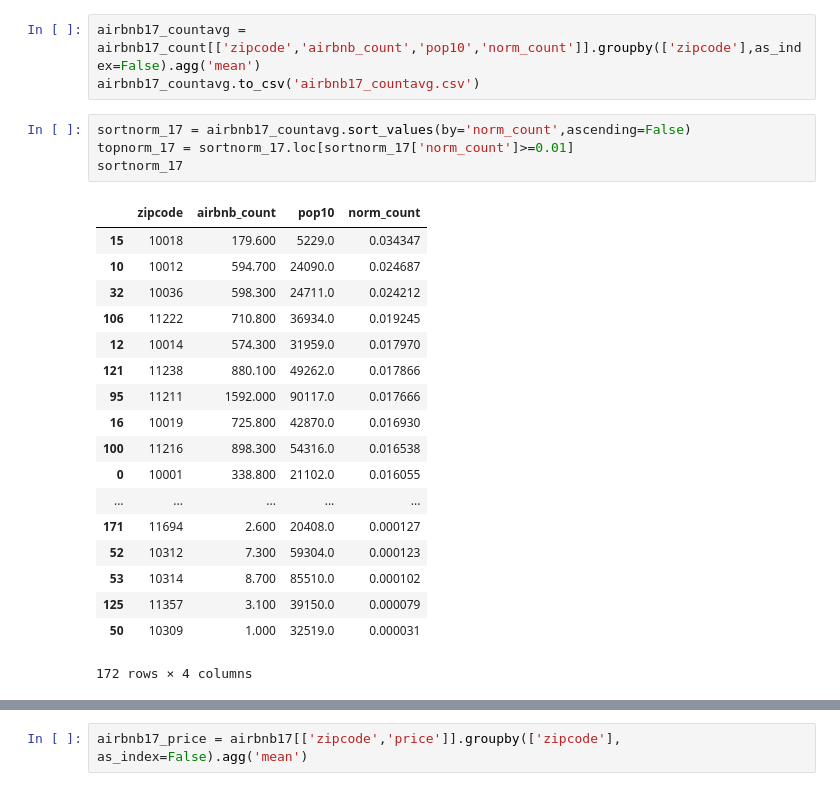
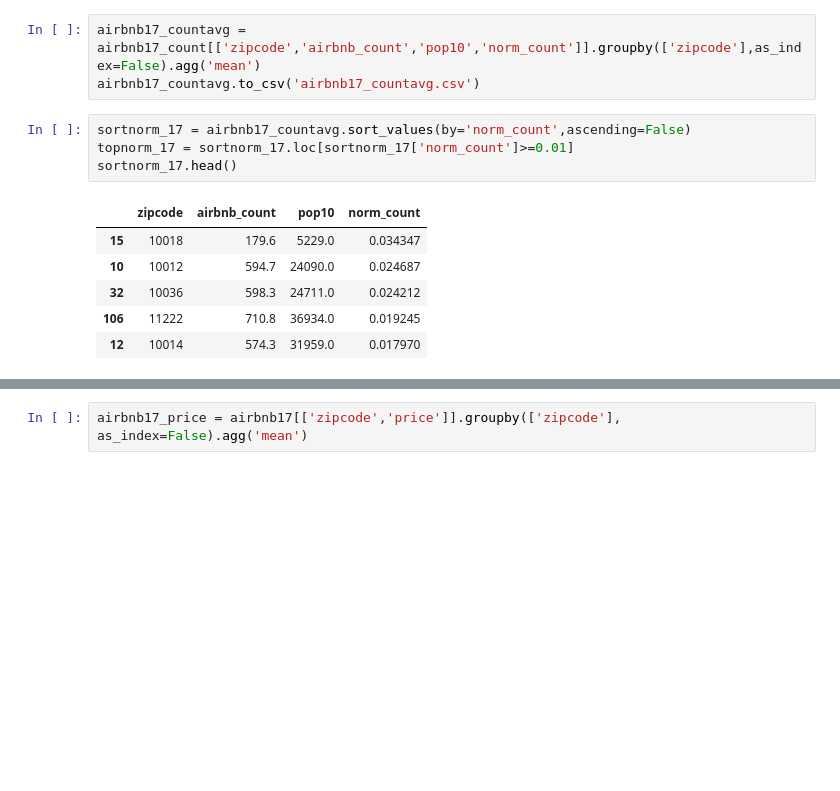
Before and after one commit to csignature/springboard-projects, a Jupyter notebook: Capstone_01/popular-airbnb-locations-data.ipynb, the cells around one changed output, grey strips where cells are left out. Drawn from its saved outputs; the diff is of its cells as text; blank space fills up the shorter version.

```diff
--- a/Capstone_01/popular-airbnb-locations-data.ipynb
+++ b/Capstone_01/popular-airbnb-locations-data.ipynb
@@ -58,26 +53,14 @@ airbnb17_countavg.to_csv('airbnb17_countavg.csv')
 # %%
 sortnorm_17 = airbnb17_countavg.sort_values(by='norm_count',ascending=False)
 topnorm_17 = sortnorm_17.loc[sortnorm_17['norm_count']>=0.01]
-sortnorm_17
+sortnorm_17.head()
 # %% [output]
 |  | zipcode | airbnb_count | pop10 | norm_count |
-| 15 | 10018 | 179.600 | 5229.0 | 0.034347 |
-| 10 | 10012 | 594.700 | 24090.0 | 0.024687 |
-| 32 | 10036 | 598.300 | 24711.0 | 0.024212 |
-| 106 | 11222 | 710.800 | 36934.0 | 0.019245 |
-| 12 | 10014 | 574.300 | 31959.0 | 0.017970 |
-| 121 | 11238 | 880.100 | 49262.0 | 0.017866 |
-| 95 | 11211 | 1592.000 | 90117.0 | 0.017666 |
-| 16 | 10019 | 725.800 | 42870.0 | 0.016930 |
-| 100 | 11216 | 898.300 | 54316.0 | 0.016538 |
-| 0 | 10001 | 338.800 | 21102.0 | 0.016055 |
-| ... | ... | ... | ... | ... |
-| 171 | 11694 | 2.600 | 20408.0 | 0.000127 |
-| 52 | 10312 | 7.300 | 59304.0 | 0.000123 |
-| 53 | 10314 | 8.700 | 85510.0 | 0.000102 |
-| 125 | 11357 | 3.100 | 39150.0 | 0.000079 |
-| 50 | 10309 | 1.000 | 32519.0 | 0.000031 |
+| 15 | 10018 | 179.6 | 5229.0 | 0.034347 |
+| 10 | 10012 | 594.7 | 24090.0 | 0.024687 |
+| 32 | 10036 | 598.3 | 24711.0 | 0.024212 |
+| 106 | 11222 | 710.8 | 36934.0 | 0.019245 |
+| 12 | 10014 | 574.3 | 31959.0 | 0.017970 |
-172 rows × 4 columns
 # %%
 mlp_avg = mlp_df[['median_list_price','year','zip']].groupby(['zip','year'], as_index=False).agg('mean')
 mlp_avg17 = mlp_avg[['median_list_price','year','zip']].loc[mlp_avg['year']==2017]
```
Also changed, not shown: parts of 7 cells of this notebook, 1 other file.
